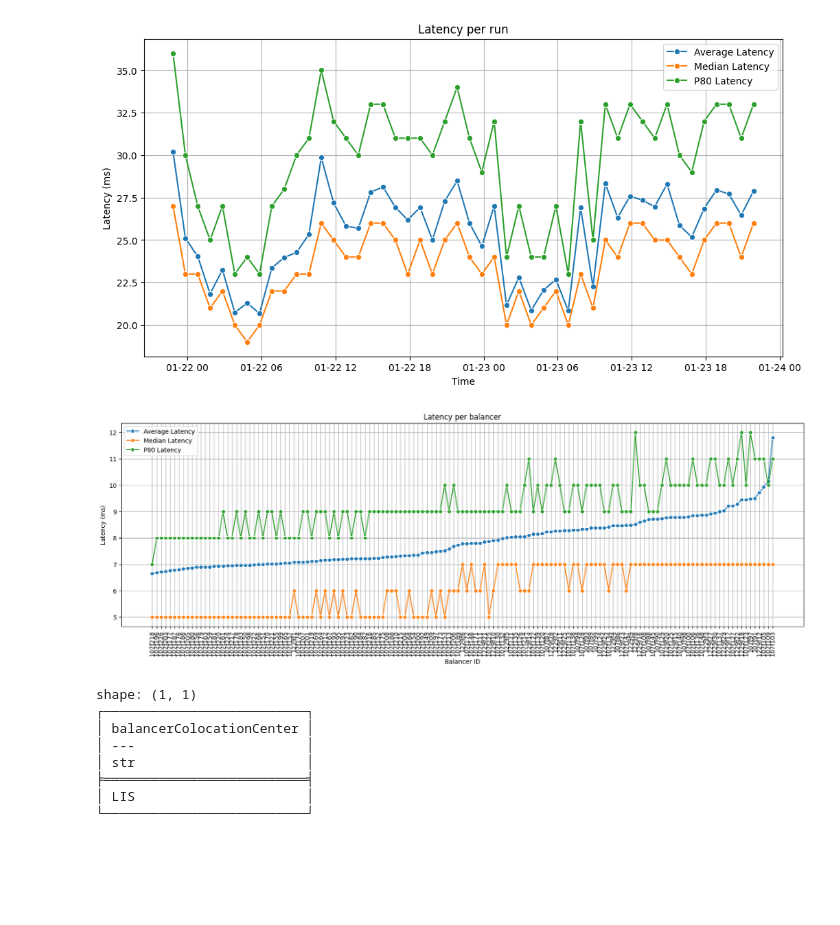
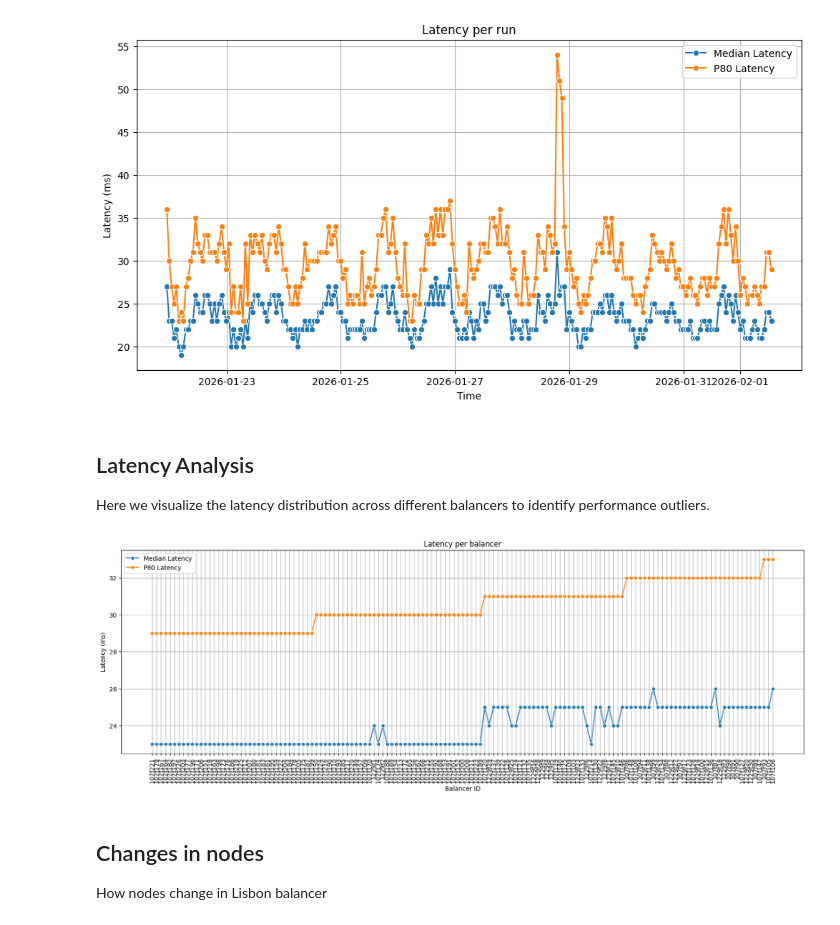
Before and after one commit to YoussefHenna/tud-im-cloudflare-lb-measurments, a Jupyter notebook: analysis/lisbon.ipynb, the cells around one changed output. Saved outputs shown, nothing was run; the diff lists cells and outputs as text; code cells hidden in the pictures; blank space fills up the shorter version.

Commit message:
Update notebooks (#19)
* Update notebooks and lisbon data

* Add anycast comparison

```diff
--- a/analysis/lisbon.ipynb
+++ b/analysis/lisbon.ipynb
@@ -10,7 +15,9 @@ print("Imported libs")
 Imported libs
 # %%
-# Load data
-df = pl.read_csv("lisbon.csv")
-print(df.head())
+df = pl.read_csv("lisbon.csv").with_columns(
+    pl.from_epoch("timestamp", time_unit="s")
+    .dt.replace_time_zone("UTC")
+)
+df.head()
 # %% [output]
 shape: (5, 20)
@@ -35,11 +35,12 @@ shape: (5, 20)
 # %%
 # Group by runs (gap > 20 mins)
 stats = (
-    df.sort("timestamp")
+    df
+    .filter(pl.col('balancerColocationCenter') == 'LIS')
+    .sort("timestamp")
     .with_columns(
         # Identify gaps larger than 20 minutes (1200 seconds)
-        # Use fill_null(0) to treat the first row as NO gap, keeping it in the first group
-        (pl.col("timestamp").diff().fill_null(0) > (20 * 60)).cum_sum().alias("run_id")
+        (pl.col("timestamp").diff().fill_null(timedelta(0)) > timedelta(minutes=20)).cum_sum().alias("run_id")
     )
     .group_by("run_id")
     .agg([
@@ -47,15 +48,11 @@ stats = (
         pl.col("balancerId").n_unique().alias("unique_balancers"),
         pl.len().alias("requests")
     ])
-    .with_columns(
-        # Convert unix timestamp to datetime
-        pl.from_epoch(pl.col("start_time").cast(pl.Int64), time_unit="s").alias("start_time_dt")
-    )
     .sort("start_time")
 )
 
 plt.figure(figsize=(12, 6))
-sns.lineplot(data=stats, x="start_time_dt", y="unique_balancers", marker="o")
+sns.lineplot(data=stats, x="start_time", y="unique_balancers", marker="o")
 plt.title("Unique balancers per run")
 plt.xlabel("Time")
 plt.ylabel("Unique balancers")
@@ -66,68 +89,56 @@ plt.show()
 # %%
 latency_stats = (
     df.sort("timestamp")
     .with_columns(
-        (pl.col("timestamp").diff().fill_null(0) > (20 * 60)).cum_sum().alias("run_id")
+        (pl.col("timestamp").diff().fill_null(timedelta(0)) > timedelta(minutes=20)).cum_sum().alias("run_id")
     )
     .group_by("run_id")
     .agg([
         pl.col("timestamp").min().alias("start_time"),
-        pl.col("latencyTotal").mean().alias("avg_latency"),
         pl.col("latencyTotal").median().alias("median_latency"),
         pl.col("latencyTotal").quantile(0.80).alias("p80_latency")
     ])
-    .with_columns(
-        pl.from_epoch(pl.col("start_time").cast(pl.Int64), time_unit="s").alias("start_time_dt")
-    )
     .sort("start_time")
 )
 
 plt.figure(figsize=(12, 6))
-sns.lineplot(data=latency_stats, x="start_time_dt", y="avg_latency", marker="o", label="Average Latency")
-sns.lineplot(data=latency_stats, x="start_time_dt", y="median_latency", marker="o", label="Median Latency")
-sns.lineplot(data=latency_stats, x="start_time_dt", y="p80_latency", marker="o", label="P80 Latency")
+sns.lineplot(data=latency_stats, x="start_time", y="median_latency", marker="o", label="Median Latency")
+sns.lineplot(data=latency_stats, x="start_time", y="p80_latency", marker="o", label="P80 Latency")
 plt.title("Latency per run")
 plt.xlabel("Time")
 plt.ylabel("Latency (ms)")
 plt.grid(True)
 plt.legend()
 plt.show()
 # %% [output]
-[figure, old version]
+[figure, new version]
+# %% [markdown]
+## Latency Analysis
+Here we visualize the latency distribution across different balancers to identify performance outliers.
 # %%
 latency_stats_by_balancer = (
-    df.group_by("balancerId")
+    df
+    .filter(pl.col('balancerColocationCenter') == 'LIS')
+    .group_by("balancerId")
     .agg([
-        pl.col("latencyFirstByte").mean().alias("avg_latency"),
-        pl.col("latencyFirstByte").median().alias("median_latency"),
-        pl.col("latencyFirstByte").quantile(0.80).alias("p80_latency")
+        pl.col("latencyTotal").median().alias("median_latency"),
+        pl.col("latencyTotal").quantile(0.80).alias("p80_latency")
     ])
-    .sort("avg_latency")
+    .sort("p80_latency")
 )
 
 plt.figure(figsize=(20, 6))
-sns.lineplot(data=latency_stats_by_balancer, x="balancerId", y="avg_latency", marker="o", label="Average Latency")
 sns.lineplot(data=latency_stats_by_balancer, x="balancerId", y="median_latency", marker="o", label="Median Latency")
 sns.lineplot(data=latency_stats_by_balancer, x="balancerId", y="p80_latency", marker="o", label="P80 Latency")
 plt.title("Latency per balancer")
 plt.xlabel("Balancer ID")
-plt.ylabel("Latency (ms)")
+plt.ylabel("Latency, ms")
 plt.xticks(rotation=90)
 plt.grid(True)
-plt.legend()
 plt.show()
 # %% [output]
-[figure, old version]
+[figure, new version]
-# %%
-colocs = df.group_by("balancerColocationCenter").agg()
-print(colocs.head())
-# %% [output]
-shape: (1, 1)
-┌──────────────────────────┐
-│ balancerColocationCenter │
-│ ---                      │
-│ str                      │
-╞══════════════════════════╡
-│ LIS                      │
-└──────────────────────────┘
+# %% [markdown]
+## Changes in nodes
+How nodes change in Lisbon balancer
 # %%
```
Also changed, not shown: parts of 11 cells of this notebook, 3 other files.
